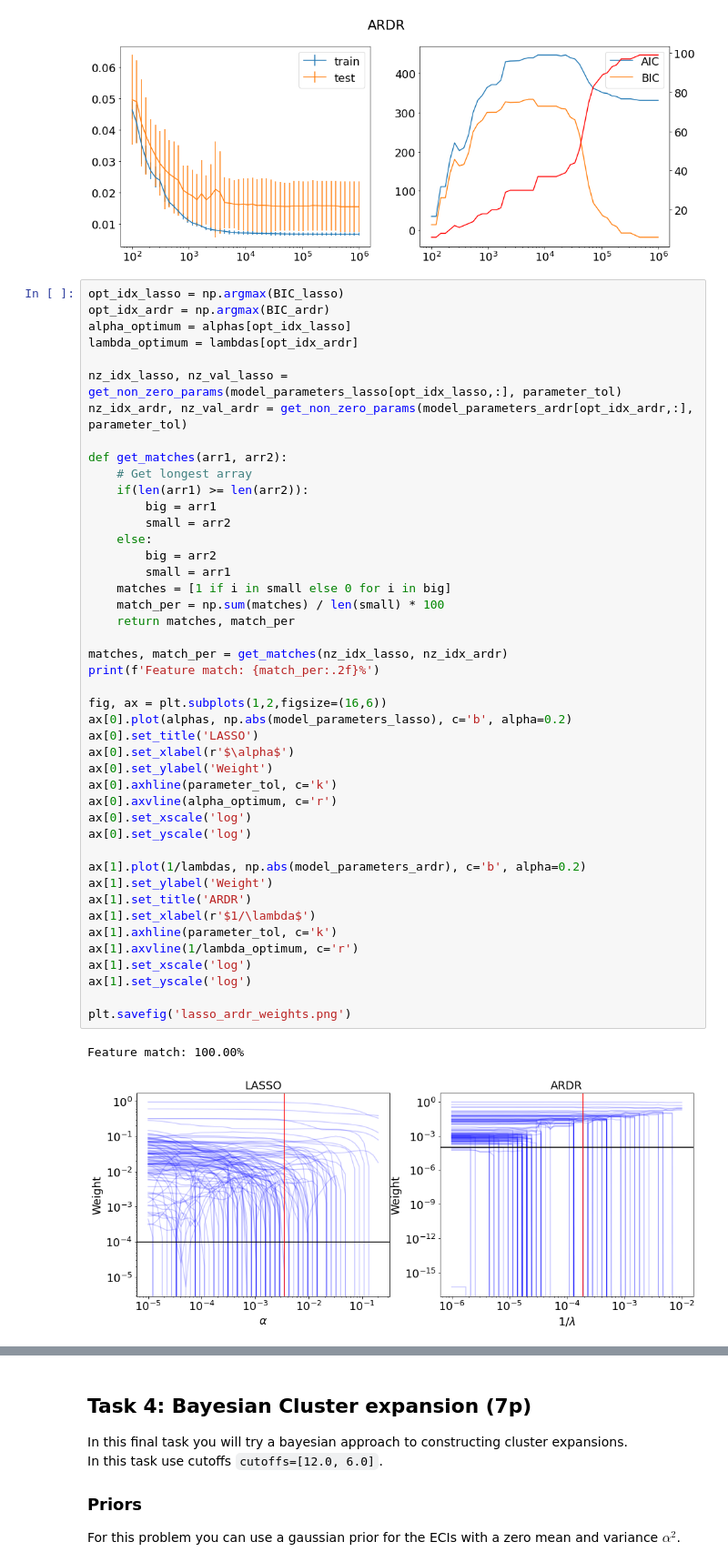
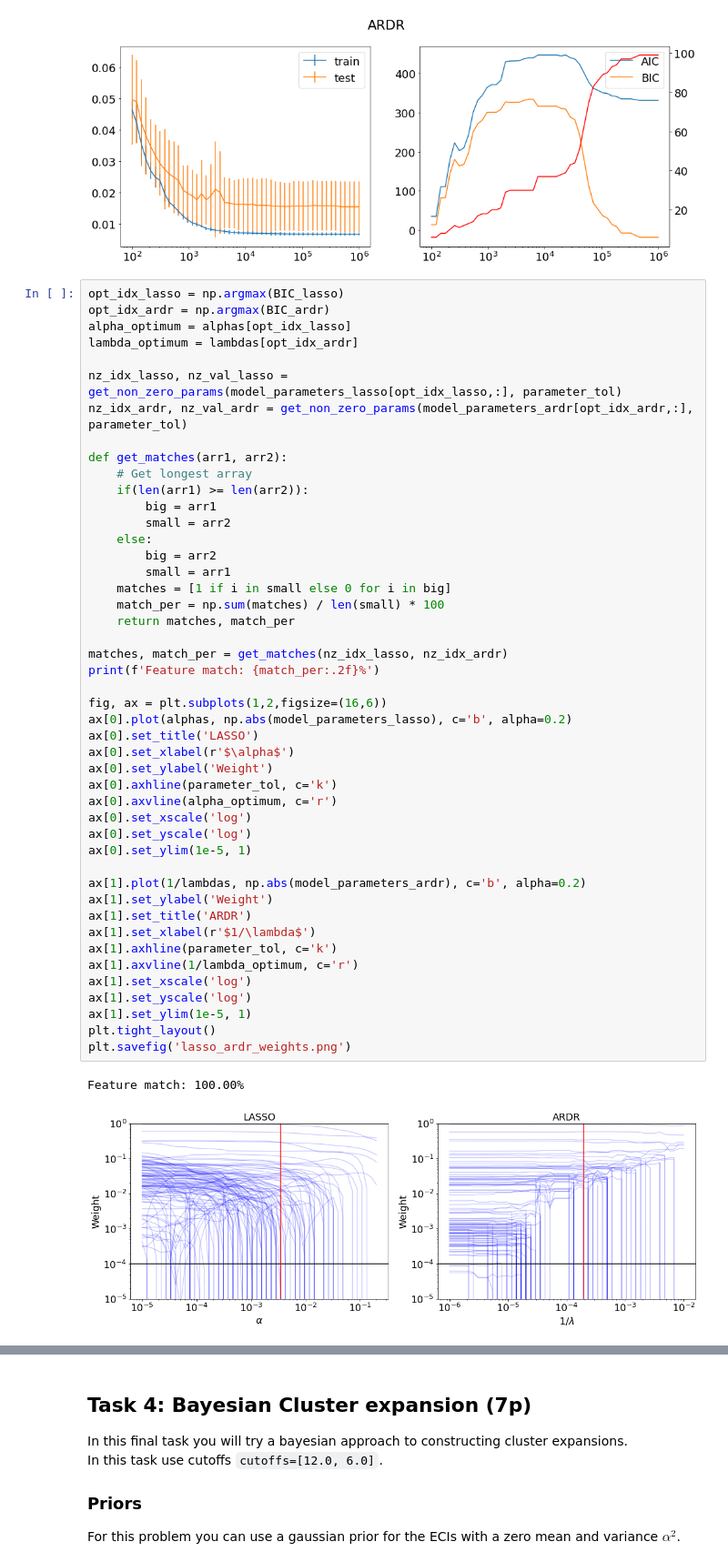
Before and after one commit to elindgren/asam_projects, a Jupyter notebook: Project2/TIF345_CE_project_2a.ipynb, the cells around one changed output, grey strips where cells are left out. Shown at 91% size. Cells and saved outputs as stored; diff of their text form.

```diff
--- a/Project2/TIF345_CE_project_2a.ipynb
+++ b/Project2/TIF345_CE_project_2a.ipynb
@@ -502,34 +502,36 @@ def get_matches(arr1, arr2):
         big = arr2
         small = arr1
     matches = [1 if i in small else 0 for i in big]
     match_per = np.sum(matches) / len(small) * 100
     return matches, match_per
 
 matches, match_per = get_matches(nz_idx_lasso, nz_idx_ardr)
 print(f'Feature match: {match_per:.2f}%')
 
 fig, ax = plt.subplots(1,2,figsize=(16,6))
 ax[0].plot(alphas, np.abs(model_parameters_lasso), c='b', alpha=0.2)
 ax[0].set_title('LASSO')
 ax[0].set_xlabel(r'$\alpha$')
 ax[0].set_ylabel('Weight')
 ax[0].axhline(parameter_tol, c='k')
 ax[0].axvline(alpha_optimum, c='r')
 ax[0].set_xscale('log')
 ax[0].set_yscale('log')
+ax[0].set_ylim(1e-5, 1)
 
 ax[1].plot(1/lambdas, np.abs(model_parameters_ardr), c='b', alpha=0.2)
 ax[1].set_ylabel('Weight')
 ax[1].set_title('ARDR')
 ax[1].set_xlabel(r'$1/\lambda$')
 ax[1].axhline(parameter_tol, c='k')
 ax[1].axvline(1/lambda_optimum, c='r')
 ax[1].set_xscale('log')
 ax[1].set_yscale('log')
-
+ax[1].set_ylim(1e-5, 1)
+plt.tight_layout()
 plt.savefig('lasso_ardr_weights.png')
 # %% [output]
 Feature match: 100.00%
-[figure, old version]
+[figure, new version]
 # %%
 sns.reset_orig()
```
Also changed, not shown: parts of 9 cells of this notebook, 8 other files.
